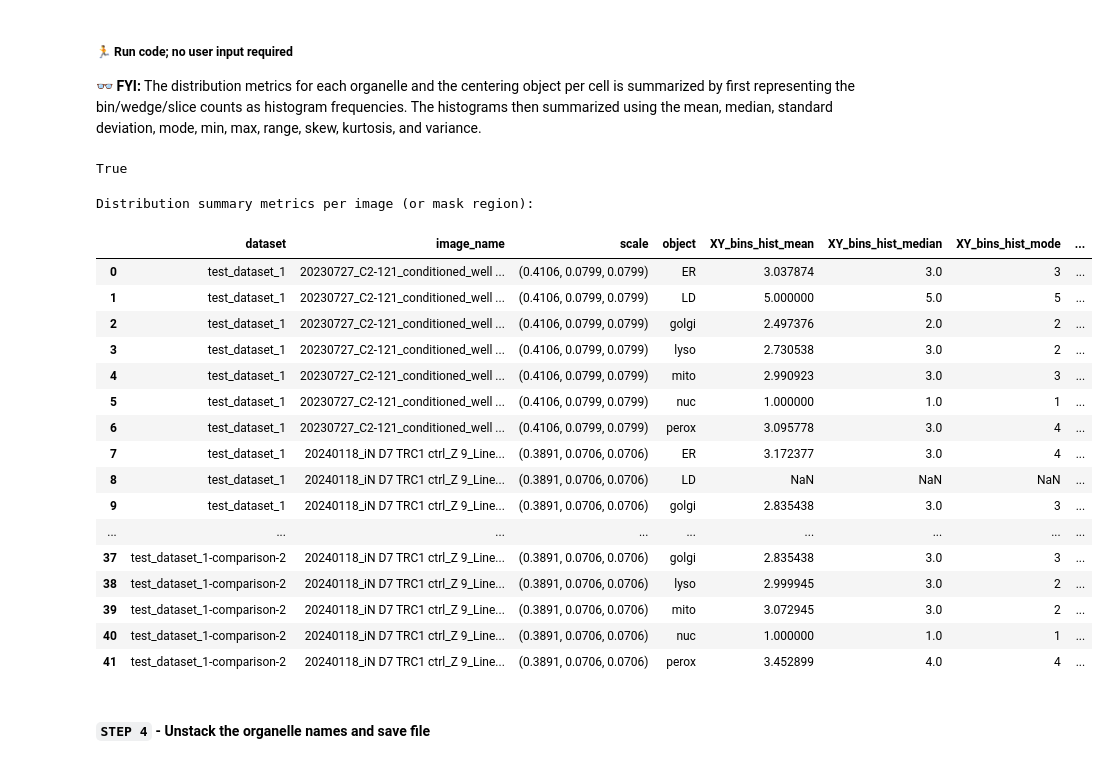
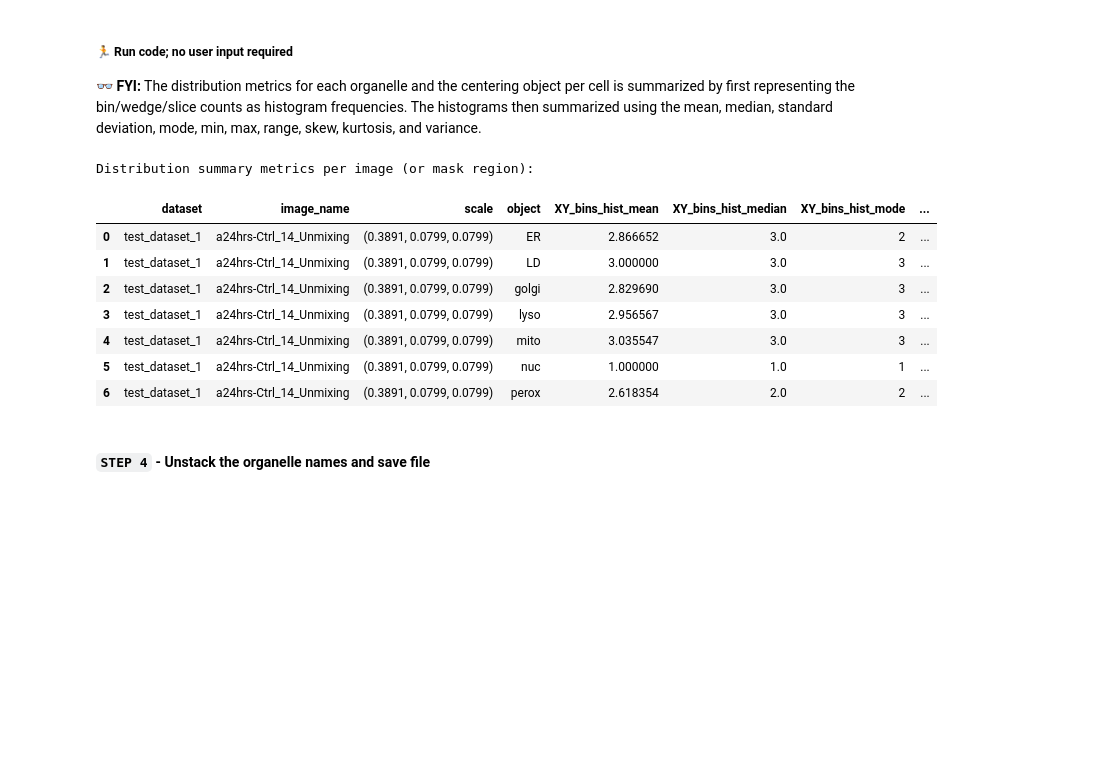
Before and after one commit to SCohenLab/infer-subc, a Jupyter notebook: notebooks/part_2_quantification/2.3_organelle_distribution.ipynb, the cells around one changed output. Drawn from its saved outputs; the diff is of its cells as text; code cells hidden in the pictures; blank space fills up the shorter version.

Commit message:
minor edits dist

```diff
--- a/notebooks/part_2_quantification/2.3_organelle_distribution.ipynb
+++ b/notebooks/part_2_quantification/2.3_organelle_distribution.ipynb
@@ -147,7 +150,7 @@ raw_img_type = ".czi"
 data_root_path = Path(os.path.expanduser("~")) / "Documents/Python_Scripts/Infer-subc"
 raw_data_path = data_root_path / "raw_two"
 seg_data_path = data_root_path / "out_two"
-quant_data_path = data_root_path / "quant_two"
+quant_data_path = data_root_path / "quant_two/20260114_dist-test"
 # %% [markdown]
 #### &#x1F3C3; **Run code; no user input required**
 # %%
@@ -198,7 +218,7 @@ Specify the following information about the segmentation files: - `org_file_name
 org_file_names = ["lyso", "mito", "golgi", "perox", "ER", "LD"]
 org_channels_ordered = [3, 4, 2, 5, 1, 0]
 regions_file_names = ["cell", "nuc"]
-suffix_separator = ""
+suffix_separator = "-20230426_test"
 mask_name = "cell"
 # %% [markdown]
 #### &#x1F3C3; **Run code; no user input required**
@@ -316,4 +337,4 @@ centering_obj = "nuc"
 num_bins=5
 center_on=False
 keep_center_as_bin=True
-zernike_degrees=None
+zernike_degrees=9
@@ -320,10 +354,14 @@ zernike_degrees=None
 # %%
 # specify the centering image to use during quantification based on the centering object name provided
-if centering_obj == None:
-    print("No centering object provided. Using center of mask or entire image for distribution centering.")
+if regions_file_names is None or regions_list is None:
+    print("No regions provided. No centering object will be used in distribution analysis.")
     centering_img = None
-elif centering_obj not in regions_file_names:
-    raise ValueError(f"Centering object '{centering_obj}' not found in region names: {regions_file_names}")
+elif centering_obj is None or centering_obj not in regions_file_names:
+    if centering_obj is not None:
+        raise ValueError(f"Centering object '{centering_obj}' not found in region names: {regions_file_names}")
+    else:
+        print("No centering object provided. Using center of mask or entire image for distribution centering.")
+    centering_img = None
 else:
     centering_img = regions_list[regions_file_names.index(centering_obj)]
 
@@ -334,11 +372,7 @@ XY_wedges_imgs = []
 
 # loop through the list of organelles and run the get_XY_distribution and get_Z_distribution function
 for j, target in enumerate(org_file_names):
-    # select segmentation and if ER, ensure it is only one object
-    if target == 'ER':
-        org_obj = (organelles_list[j] > 0).astype(np.uint16)
-    else:
-        org_obj = organelles_list[j]
+    org_obj = organelles_list[j]
 
     # run get_XY_distribution function to output a table of distribution measurements in respect to a specified object in the XY
     XY_distribution, XY_bins, XY_wedges = get_XY_distribution(mask=mask,
@@ -1072,10 +1111,6 @@ dist_df
 ##### &#x1F3C3; **Run code; no user input required**
 
 &#x1F453; **FYI:** The distribution metrics for each organelle and the centering object per cell is summarized by first representing the bin/wedge/slice counts as histogram frequencies. The histograms then summarized using the mean, median, standard deviation, mode, min, max, range, skew, kurtosis, and variance.
-# %%
-'XY_center_vox_cnt_perbin' in list(dist_df.columns)
-# %% [output]
-True
 # %%
 # mask name checker
 mask_name = "whole_image" if mask_name is None else mask_name
@@ -1096,6 +1131,7 @@ if 'XY_center_vox_cnt_perbin' in list(dist_df.columns): # if there is a centerin
 
     # combine
     combo_dist_df = pd.concat([nuc_dist_df, dist_df2], axis=0)
+
 else: # if there is not a centering object
     dist_df.set_index(['dataset', 'image_name', 'scale', 'object'], inplace=True)
     combo_dist_df = dist_df
@@ -1152,50 +1188,41 @@ for ind in combo_dist_df.index:
             sumstats_df['hist_var']=[s.var()]
             sumstats_df.columns = [prefix+col for col in sumstats_df.columns]
             sumstats_df.reset_index(drop=True, inplace=True)
 
             dfs.append(sumstats_df)
 
         if prefix == 'CV_perbin_':
             CV_df = pd.DataFrame(list(zip(df["XY_obj_cv_perbin"].values[0][1:-1].split(", "))), columns =['CV']).astype(float)
             sumstats_CV_df = pd.DataFrame()
             sumstats_CV_df['XY_bin_CV_mean'] = CV_df.mean()
             sumstats_CV_df['XY_bin_CV_median'] = CV_df.median()
             sumstats_CV_df['XY_bin_CV_std'] = CV_df.std()
             sumstats_CV_df.reset_index(drop=True, inplace=True)
             sumstats_df = pd.concat([sumstats_df, sumstats_CV_df], axis=1)
 
             dfs.append(sumstats_df)
 
     # combine dataframes per group together
     combined_df = pd.concat(dfs,axis=1).drop(columns="index")
     combined_df.set_index(['dataset', 'image_name', 'scale', 'object'], inplace=True)
     hist_dfs.append(combined_df)
 
 # combine data from each row of data in the original table together
 dist_summary = pd.concat(hist_dfs).sort_values(by=['dataset', 'image_name', 'scale', 'object'])
 dist_summary.reset_index(inplace=True)
 
 print("Distribution summary metrics per image (or mask region):")
-display(dist_summary)
+display(dist_summary.head(7))
 # %% [output]
 Distribution summary metrics per image (or mask region):
 |  | dataset | image_name | scale | object | XY_bins_hist_mean | XY_bins_hist_median | XY_bins_hist_mode | ... |
-| 0 | test_dataset_1 | 20230727_C2-121_conditioned_well ... | (0.4106, 0.0799, 0.0799) | ER | 3.037874 | 3.0 | 3 | ... |
-| 1 | test_dataset_1 | 20230727_C2-121_conditioned_well ... | (0.4106, 0.0799, 0.0799) | LD | 5.000000 | 5.0 | 5 | ... |
-| 2 | test_dataset_1 | 20230727_C2-121_conditioned_well ... | (0.4106, 0.0799, 0.0799) | golgi | 2.497376 | 2.0 | 2 | ... |
-| 3 | test_dataset_1 | 20230727_C2-121_conditioned_well ... | (0.4106, 0.0799, 0.0799) | lyso | 2.730538 | 3.0 | 2 | ... |
-| 4 | test_dataset_1 | 20230727_C2-121_conditioned_well ... | (0.4106, 0.0799, 0.0799) | mito | 2.990923 | 3.0 | 3 | ... |
-| 5 | test_dataset_1 | 20230727_C2-121_conditioned_well ... | (0.4106, 0.0799, 0.0799) | nuc | 1.000000 | 1.0 | 1 | ... |
-| 6 | test_dataset_1 | 20230727_C2-121_conditioned_well ... | (0.4106, 0.0799, 0.0799) | perox | 3.095778 | 3.0 | 4 | ... |
-| 7 | test_dataset_1 | 20240118_iN D7 TRC1 ctrl_Z 9_Line... | (0.3891, 0.0706, 0.0706) | ER | 3.172377 | 3.0 | 4 | ... |
-| 8 | test_dataset_1 | 20240118_iN D7 TRC1 ctrl_Z 9_Line... | (0.3891, 0.0706, 0.0706) | LD | NaN | NaN | NaN | ... |
-| 9 | test_dataset_1 | 20240118_iN D7 TRC1 ctrl_Z 9_Line... | (0.3891, 0.0706, 0.0706) | golgi | 2.835438 | 3.0 | 3 | ... |
-| ... | ... | ... | ... | ... | ... | ... | ... | ... |
-| 37 | test_dataset_1-comparison-2 | 20240118_iN D7 TRC1 ctrl_Z 9_Line... | (0.3891, 0.0706, 0.0706) | golgi | 2.835438 | 3.0 | 3 | ... |
-| 38 | test_dataset_1-comparison-2 | 20240118_iN D7 TRC1 ctrl_Z 9_Line... | (0.3891, 0.0706, 0.0706) | lyso | 2.999945 | 3.0 | 2 | ... |
-| 39 | test_dataset_1-comparison-2 | 20240118_iN D7 TRC1 ctrl_Z 9_Line... | (0.3891, 0.0706, 0.0706) | mito | 3.072945 | 3.0 | 2 | ... |
-| 40 | test_dataset_1-comparison-2 | 20240118_iN D7 TRC1 ctrl_Z 9_Line... | (0.3891, 0.0706, 0.0706) | nuc | 1.000000 | 1.0 | 1 | ... |
-| 41 | test_dataset_1-comparison-2 | 20240118_iN D7 TRC1 ctrl_Z 9_Line... | (0.3891, 0.0706, 0.0706) | perox | 3.452899 | 4.0 | 4 | ... |
+| 0 | test_dataset_1 | a24hrs-Ctrl_14_Unmixing | (0.3891, 0.0799, 0.0799) | ER | 2.866652 | 3.0 | 2 | ... |
+| 1 | test_dataset_1 | a24hrs-Ctrl_14_Unmixing | (0.3891, 0.0799, 0.0799) | LD | 3.000000 | 3.0 | 3 | ... |
+| 2 | test_dataset_1 | a24hrs-Ctrl_14_Unmixing | (0.3891, 0.0799, 0.0799) | golgi | 2.829690 | 3.0 | 3 | ... |
+| 3 | test_dataset_1 | a24hrs-Ctrl_14_Unmixing | (0.3891, 0.0799, 0.0799) | lyso | 2.956567 | 3.0 | 3 | ... |
+| 4 | test_dataset_1 | a24hrs-Ctrl_14_Unmixing | (0.3891, 0.0799, 0.0799) | mito | 3.035547 | 3.0 | 3 | ... |
+| 5 | test_dataset_1 | a24hrs-Ctrl_14_Unmixing | (0.3891, 0.0799, 0.0799) | nuc | 1.000000 | 1.0 | 1 | ... |
+| 6 | test_dataset_1 | a24hrs-Ctrl_14_Unmixing | (0.3891, 0.0799, 0.0799) | perox | 2.618354 | 2.0 | 2 | ... |
 # %% [markdown]
 #### **`STEP 4` - Unstack the organelle names and save file**
 # %% [markdown]
```
Also changed, not shown: parts of 23 cells of this notebook.
